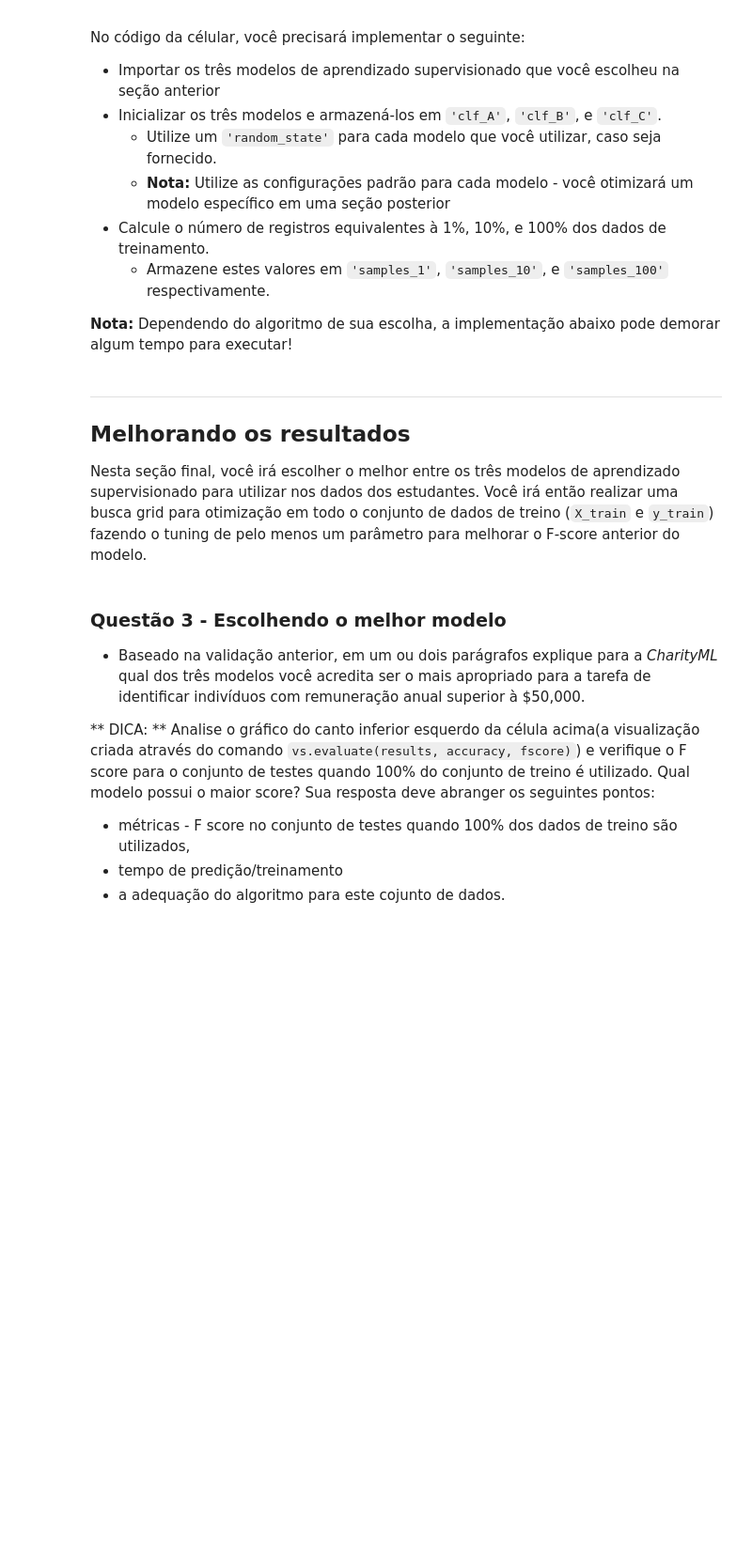
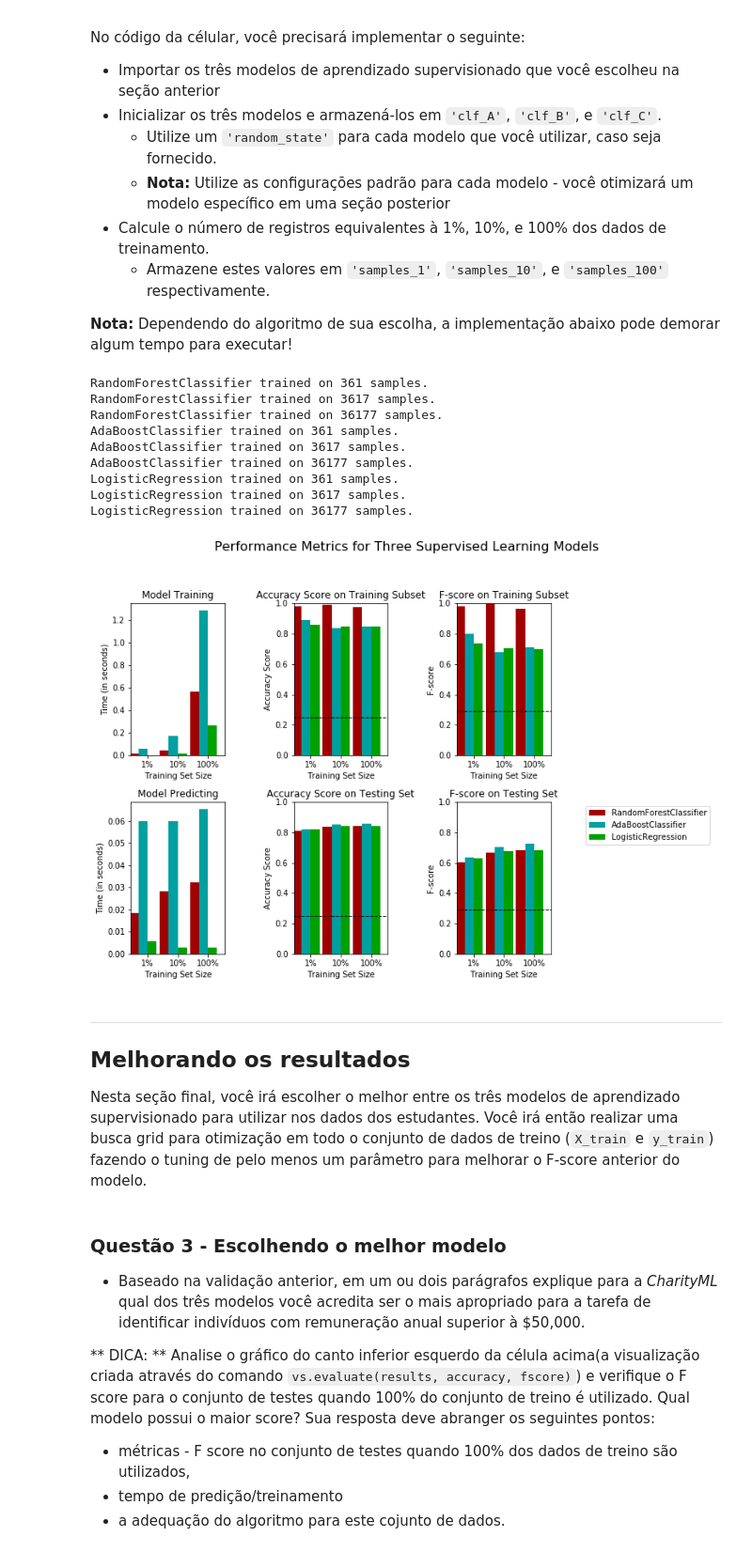
Before and after one commit to Jaapis/ML_charity, a Jupyter notebook: src/finding_donors_PT.ipynb, the cells around one changed output. Shown at 94% size. Saved outputs shown, nothing was run; the diff lists cells and outputs as text; code cells hidden in the pictures; blank space fills up the shorter version.

Commit message:
Done until Question 4 and visuals.py updated

```diff
--- a/src/finding_donors_PT.ipynb
+++ b/src/finding_donors_PT.ipynb
@@ -169,7 +178,9 @@ Além disso, assim como os atributos não-numéricos, precisaremos converter a c
 features_final = pd.get_dummies(features_log_minmax_transform)
 
 # TODO: Faça o encode da coluna 'income_raw' para valores numéricos
-income = income_raw.apply(lambda x:1 if x == ">50k" else 0)
+income = income_raw.apply(lambda x:0 if x == "<=50K" else 1)
+display(income_raw.head(10))
+display(income.head(10))
 
 # Exiba o número de colunas depois do one-hot encoding
 encoded = list(features_final.columns)
@@ -305,6 +363,7 @@ Para avaliar adequadamente a performance de cada um dos modelos que você escolh
    - Garanta que você configurou o parâmetro `beta`!
 # %%
 # TODO: Import two metrics from sklearn - fbeta_score and accuracy_score
+from sklearn.metrics import accuracy_score, fbeta_score
 
 def train_predict(learner, sample_size, X_train, y_train, X_test, y_test):
     '''
@@ -321,36 +380,36 @@ def train_predict(learner, sample_size, X_train, y_train, X_test, y_test):
 
     # TODO: Fit the learner to the training data using slicing with 'sample_size' using .fit(training_features[:], training_labels[:])
     start = time() # Get start time
-    learner = None
+    learner.fit(X_train[:sample_size], y_train[:sample_size])
     end = time() # Get end time
 
     # TODO: Calculate the training time
-    results['train_time'] = None
+    results['train_time'] = end - start
 
     # TODO: Get the predictions on the test set(X_test),
     #       then get predictions on the first 300 training samples(X_train) using .predict()
     start = time() # Get start time
-    predictions_test = None
-    predictions_train = None
+    predictions_test = learner.predict(X_test)
+    predictions_train = learner.predict(X_train[:300])
     end = time() # Get end time
 
     # TODO: Calculate the total prediction time
-    results['pred_time'] = None
+    results['pred_time'] = end - start
 
     # TODO: Compute accuracy on the first 300 training samples which is y_train[:300]
-    results['acc_train'] = None
+    results['acc_train'] = accuracy_score(y_train[:300], predictions_train)
 
     # TODO: Compute accuracy on test set using accuracy_score()
-    results['acc_test'] = None
+    results['acc_test'] = accuracy_score(y_test, predictions_test)
 
     # TODO: Compute F-score on the the first 300 training samples using fbeta_score()
-    results['f_train'] = None
+    results['f_train'] = fbeta_score(y_train[:300], predictions_train, beta=0.5)
 
     # TODO: Compute F-score on the test set which is y_test
-    results['f_test'] = None
+    results['f_test'] = fbeta_score(y_test, predictions_test, beta=0.5)
 
     # Success
-    print "{} trained on {} samples.".format(learner.__class__.__name__, sample_size)
+    print("{} trained on {} samples.".format(learner.__class__.__name__, sample_size))
 
     # Return the results
     return results
@@ -369,31 +426,45 @@ No código da célular, você precisará implementar o seguinte:
 **Nota:** Dependendo do algoritmo de sua escolha, a implementação abaixo pode demorar algum tempo para executar!
 # %%
 # TODO: Importe os três modelos de aprendizado supervisionado da sklearn
+from sklearn.ensemble import RandomForestClassifier
+from sklearn.ensemble import AdaBoostClassifier
+from sklearn.linear_model import LogisticRegression
 
 # TODO: Inicialize os três modelos
-clf_A = None
-clf_B = None
-clf_C = None
+clf_A = RandomForestClassifier(random_state=42)
+clf_B = AdaBoostClassifier(random_state=42)
+clf_C = LogisticRegression(random_state=42)
 
 # TODO: Calcule o número de amostras para 1%, 10%, e 100% dos dados de treinamento
 # HINT: samples_100 é todo o conjunto de treinamento e.x.: len(y_train)
 # HINT: samples_10 é 10% de samples_100
 # HINT: samples_1 é 1% de samples_100
-samples_100 = None
-samples_10 = None
-samples_1 = None
+samples_100 = int(len(y_train))
+samples_10 = int(samples_100/10)
+samples_1 = int(samples_100/100)
 
 # Colete os resultados dos algoritmos de aprendizado
 results = {}
 for clf in [clf_A, clf_B, clf_C]:
     clf_name = clf.__class__.__name__
     results[clf_name] = {}
     for i, samples in enumerate([samples_1, samples_10, samples_100]):
         results[clf_name][i] = \
         train_predict(clf, samples, X_train, y_train, X_test, y_test)
 
 # Run metrics visualization for the three supervised learning models chosen
 vs.evaluate(results, accuracy, fscore)
+# %% [output]
+RandomForestClassifier trained on 361 samples.
+RandomForestClassifier trained on 3617 samples.
+RandomForestClassifier trained on 36177 samples.
+AdaBoostClassifier trained on 361 samples.
+AdaBoostClassifier trained on 3617 samples.
+AdaBoostClassifier trained on 36177 samples.
+LogisticRegression trained on 361 samples.
+LogisticRegression trained on 3617 samples.
+LogisticRegression trained on 36177 samples.
+[figure, added]
 # %% [markdown]
 ----
 ## Melhorando os resultados
```
Also changed, not shown: parts of 12 cells of this notebook, 1 other file.
